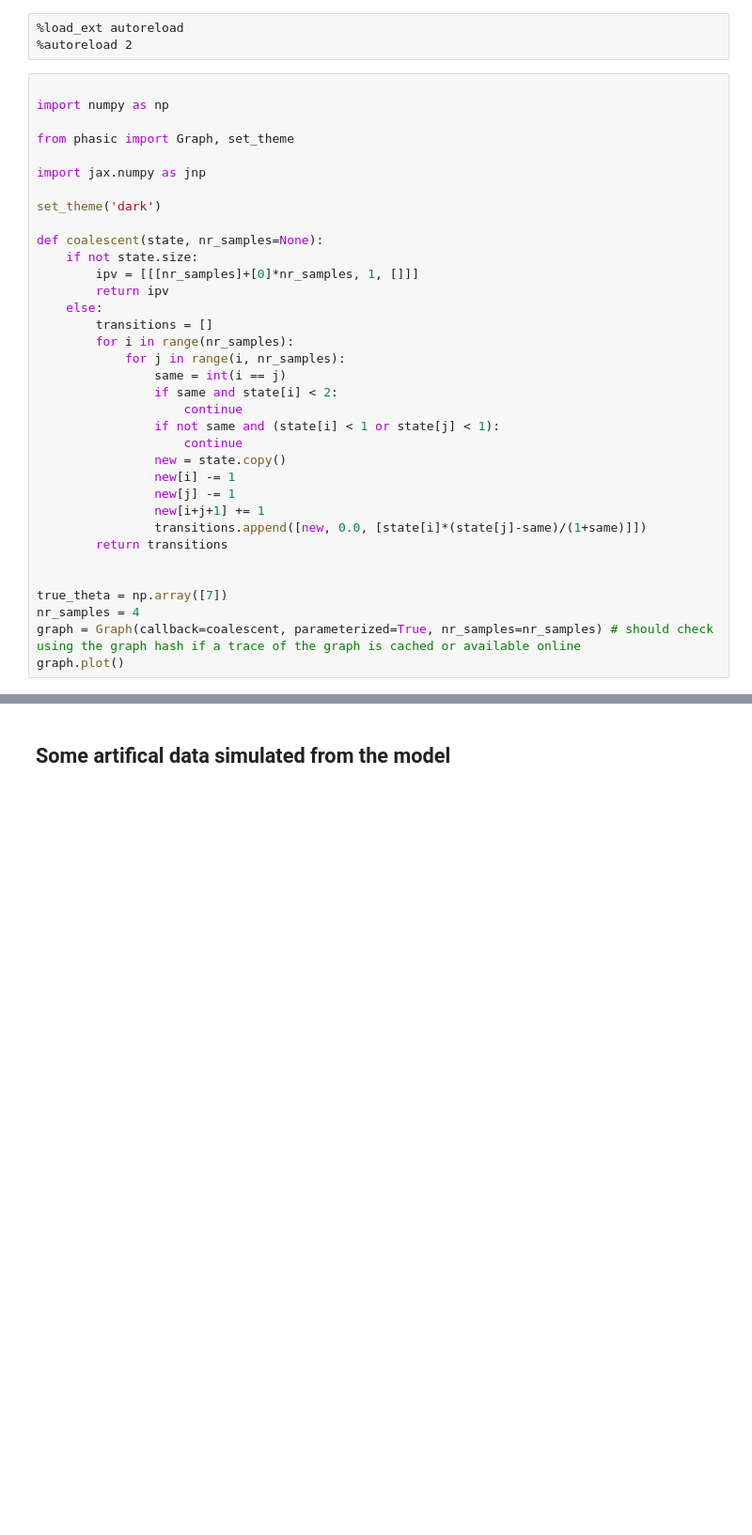
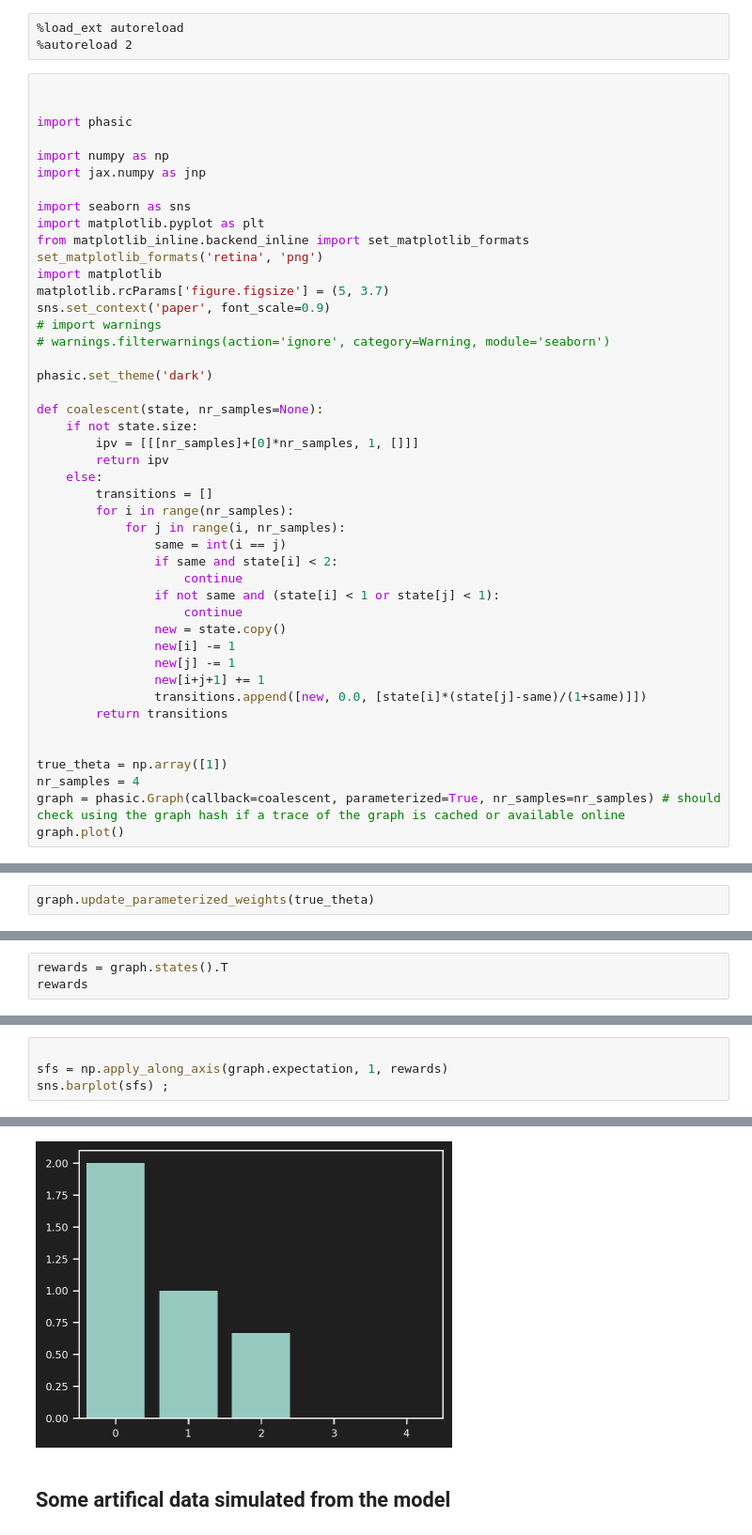
Before and after one commit to munch-group/PtDAlgorithms, a Jupyter notebook: docs/pages/tutorials/simple_example.ipynb, the cells around one changed output, grey strips where cells are left out. Shown at 94% size. Cells and saved outputs as stored; diff of their text form; blank space fills up the shorter version.

```diff
--- a/docs/pages/tutorials/simple_example.ipynb
+++ b/docs/pages/tutorials/simple_example.ipynb
@@ -8,13 +8,23 @@ format: html
 %autoreload 2
 # %%
 
+
+import phasic
+
 import numpy as np
-
-from phasic import Graph, set_theme
-
 import jax.numpy as jnp
 
-set_theme('dark')
+import seaborn as sns
+import matplotlib.pyplot as plt
+from matplotlib_inline.backend_inline import set_matplotlib_formats
+set_matplotlib_formats('retina', 'png')
+import matplotlib
+matplotlib.rcParams['figure.figsize'] = (5, 3.7)
+sns.set_context('paper', font_scale=0.9)
+# import warnings
+# warnings.filterwarnings(action='ignore', category=Warning, module='seaborn')
+
+phasic.set_theme('dark')
 
 def coalescent(state, nr_samples=None):
     if not state.size:
@@ -37,9 +47,11 @@ def coalescent(state, nr_samples=None):
         return transitions
 
 
-true_theta = np.array([7])
+true_theta = np.array([1])
 nr_samples = 4
-graph = Graph(callback=coalescent, parameterized=True, nr_samples=nr_samples) # should check using the graph hash if a trace of the graph is cached or available online
+graph = phasic.Graph(callback=coalescent, parameterized=True, nr_samples=nr_samples) # should check using the graph hash if a trace of the graph is cached or available online
 graph.plot()
 # %% [output]
 [drawing not drawn]
+# %%
+graph.update_parameterized_weights(true_theta)
@@ -45,0 +65,3 @@ graph.plot()
+# %%
+rewards = graph.states().T
+rewards
@@ -45,0 +74,5 @@ graph.plot()
+# %%
+
+sfs = np.apply_along_axis(graph.expectation, 1, rewards)
+sns.barplot(sfs) ;
+# %% [output]
@@ -46,2 +81,3 @@ graph.plot()
+[figure, added]
 # %% [markdown]
 ## Some artifical data simulated from the model
```
Also changed, not shown: parts of 12 cells of this notebook.
